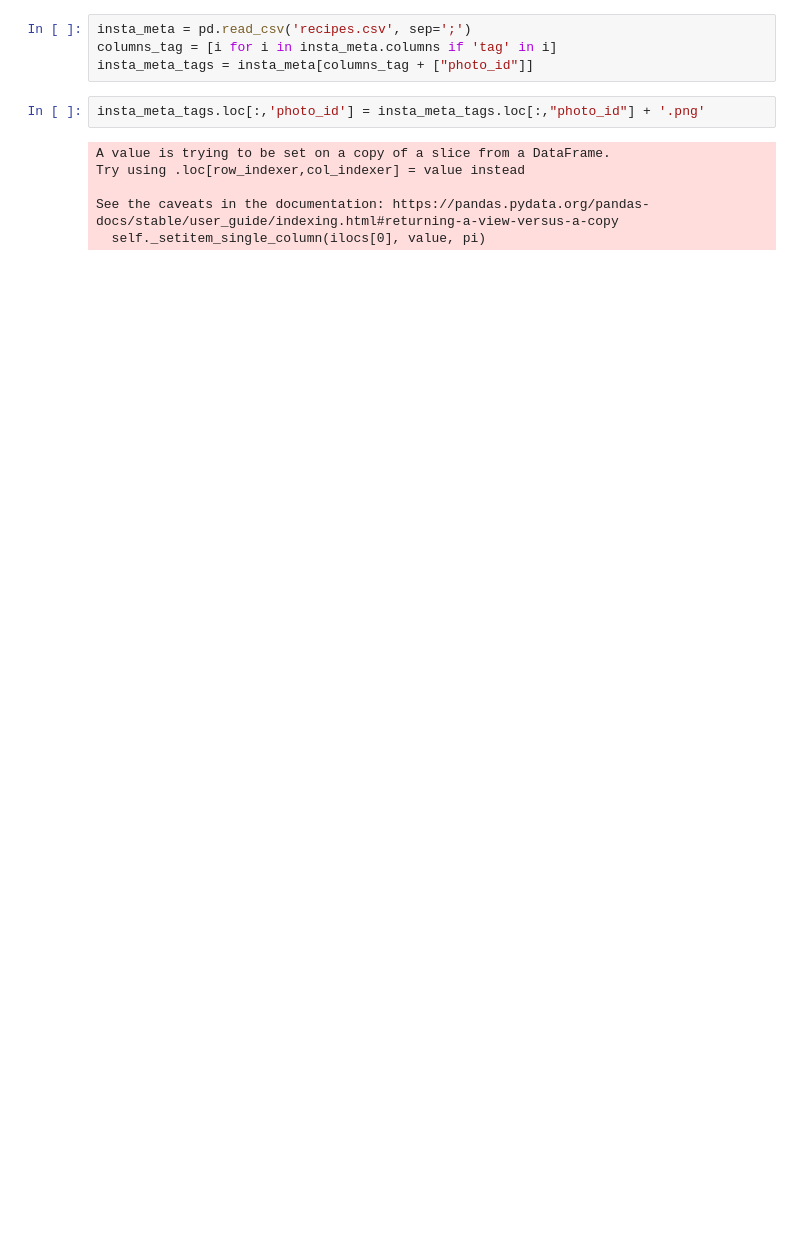
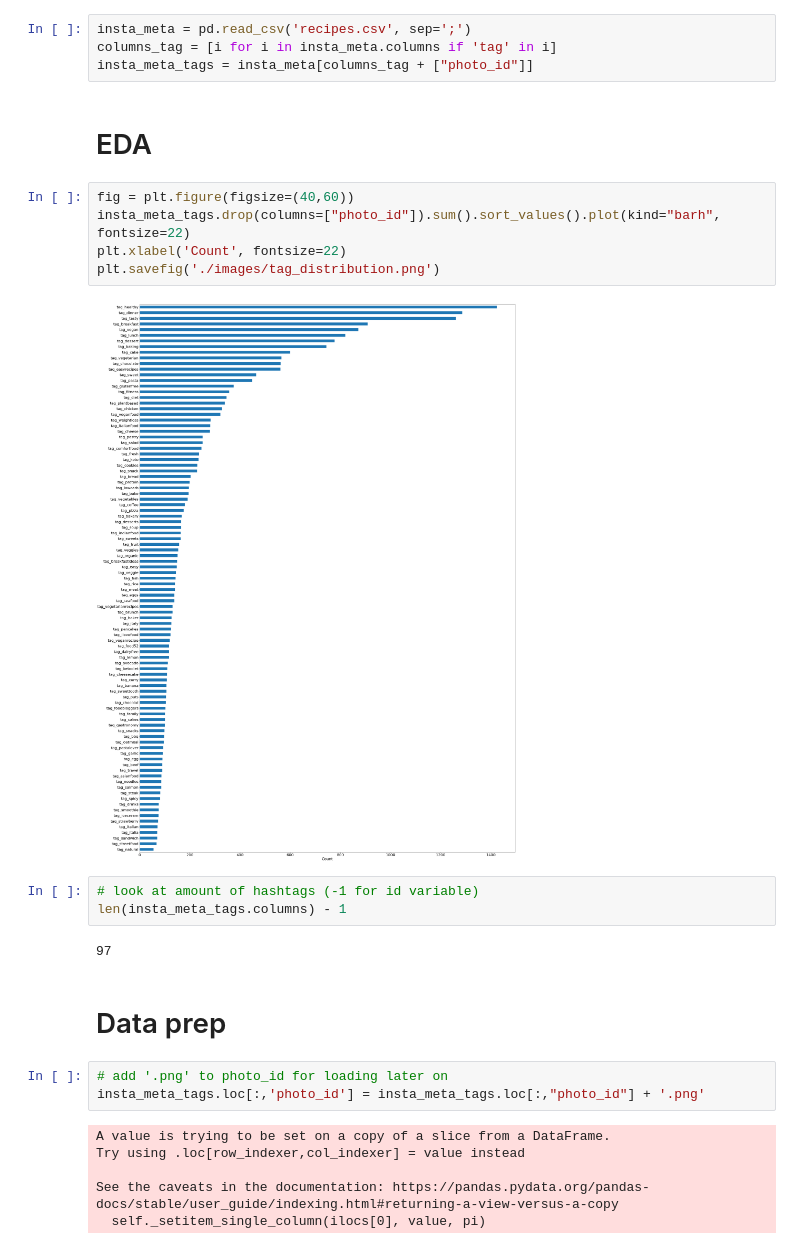
Before and after one commit to lgov/kul_advanalytics, a Jupyter notebook: assignment2/Keras_trialv0.2.ipynb, the cells around one changed output. Cells and saved outputs as stored; diff of their text form; blank space fills up the shorter version.

```diff
--- a/assignment2/Keras_trialv0.2.ipynb
+++ b/assignment2/Keras_trialv0.2.ipynb
@@ -10,7 +20,24 @@ import numpy as np
 insta_meta = pd.read_csv('recipes.csv', sep=';')
 columns_tag = [i for i in insta_meta.columns if 'tag' in i]
 insta_meta_tags = insta_meta[columns_tag + ["photo_id"]]
+# %% [markdown]
+# EDA
+# %%
+fig = plt.figure(figsize=(40,60))
+insta_meta_tags.drop(columns=["photo_id"]).sum().sort_values().plot(kind="barh", fontsize=22)
+plt.xlabel('Count', fontsize=22)
+plt.savefig('./images/tag_distribution.png')
+# %% [output]
+[figure, added]
+# %%
+# look at amount of hashtags (-1 for id variable)
+len(insta_meta_tags.columns) - 1
+# %% [output]
+97
+# %% [markdown]
+# Data prep
 # %%
+# add '.png' to photo_id for loading later on
 insta_meta_tags.loc[:,'photo_id'] = insta_meta_tags.loc[:,"photo_id"] + '.png'
 # %% [output]
 A value is trying to be set on a copy of a slice from a DataFrame.
```
Also changed, not shown: parts of 115 cells of this notebook, 4 other files.
